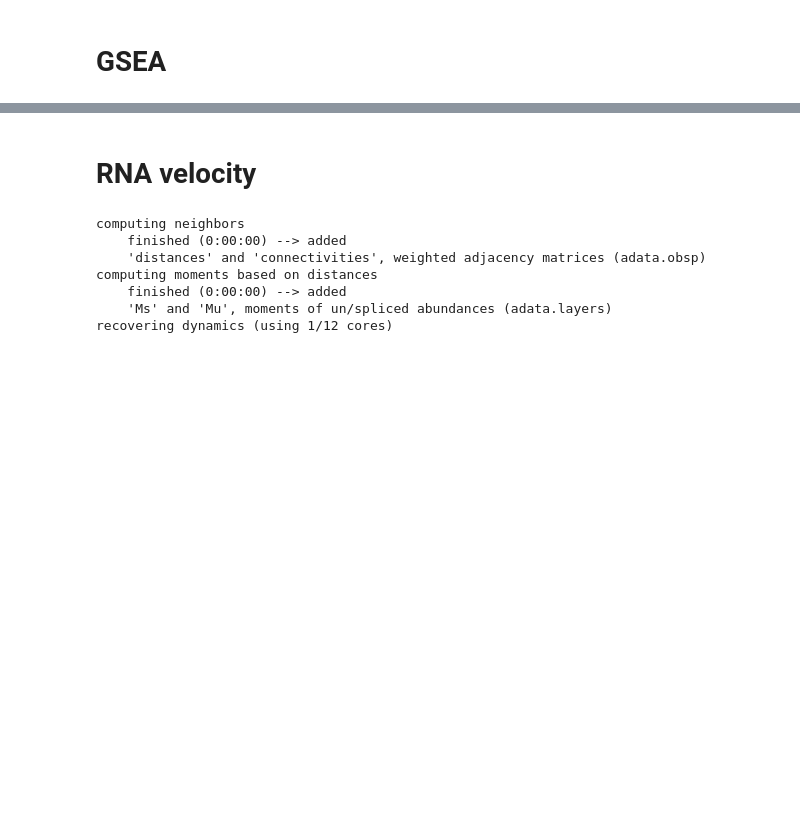
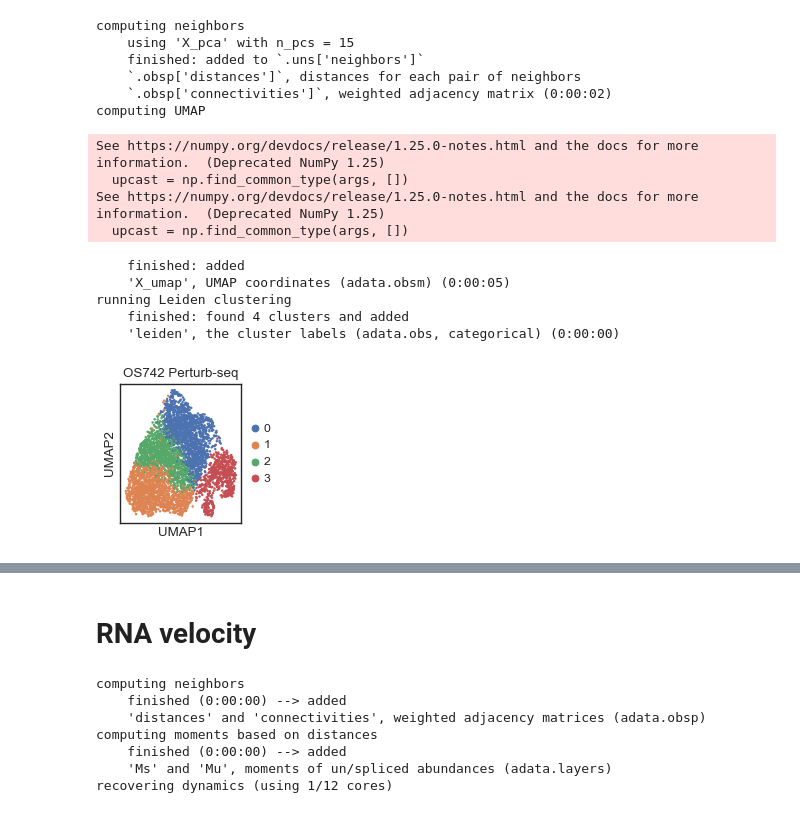
Before and after one commit to brendamelano/Reprogramming_Osteosarcoma, a Jupyter notebook: Perturb_seq_analysis/OS742_perturb_seq_analysis.ipynb, the cells around one changed output, grey strips where cells are left out. Drawn from its saved outputs; the diff is of its cells as text; code cells hidden in the pictures; blank space fills up the shorter version.

```diff
--- a/Perturb_seq_analysis/OS742_perturb_seq_analysis.ipynb
+++ b/Perturb_seq_analysis/OS742_perturb_seq_analysis.ipynb
@@ -247,2 +228,49 @@ running Leiden clustering
-# %% [markdown]
-# GSEA
+# %%
+sc.pp.neighbors(adata,
+                n_neighbors=20, #20 neighbors
+                n_pcs=15)
+
+
+sc.tl.umap(adata)
+
+# Leiden clustering
+sc.tl.leiden(adata, resolution = 0.35)#.35
+
+# Create a figure and a set of subplots
+fig, ax = plt.subplots()
+
+# Plot the UMAP
+sc.pl.umap(
+    adata,
+    color=["leiden"],
+    title="OS742 Perturb-seq",
+    size=20,
+    show=False,  # Prevents the immediate display of the plot
+    ax=ax  # Directs the plot to the axes object created earlier
+)
+
+# Use tight_layout to adjust the spacing
+plt.tight_layout()
+
+# Save the plot as an SVG file
+#plt.savefig("/Users/brendamelano/Desktop/OS742_perturbseq_umap_plot.svg", format='svg')
+
+# After saving, you can also display the plot if you wish
+plt.show()
+# %% [output]
+computing neighbors
+    using 'X_pca' with n_pcs = 15
+    finished: added to `.uns['neighbors']`
+    `.obsp['distances']`, distances for each pair of neighbors
+    `.obsp['connectivities']`, weighted adjacency matrix (0:00:02)
+computing UMAP
+See https://numpy.org/devdocs/release/1.25.0-notes.html and the docs for more information.  (Deprecated NumPy 1.25)
+  upcast = np.find_common_type(args, [])
+See https://numpy.org/devdocs/release/1.25.0-notes.html and the docs for more information.  (Deprecated NumPy 1.25)
+  upcast = np.find_common_type(args, [])
+    finished: added
+    'X_umap', UMAP coordinates (adata.obsm) (0:00:05)
+running Leiden clustering
+    finished: found 4 clusters and added
+    'leiden', the cluster labels (adata.obs, categorical) (0:00:00)
+[figure, added]
```
Also changed, not shown: parts of 14 cells of this notebook, 8 other files.
